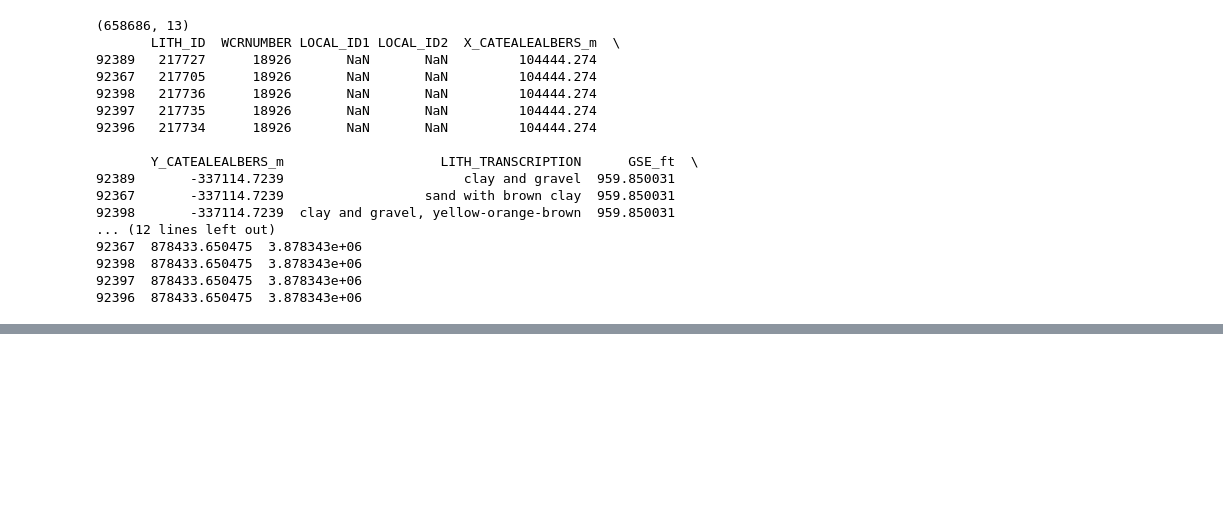
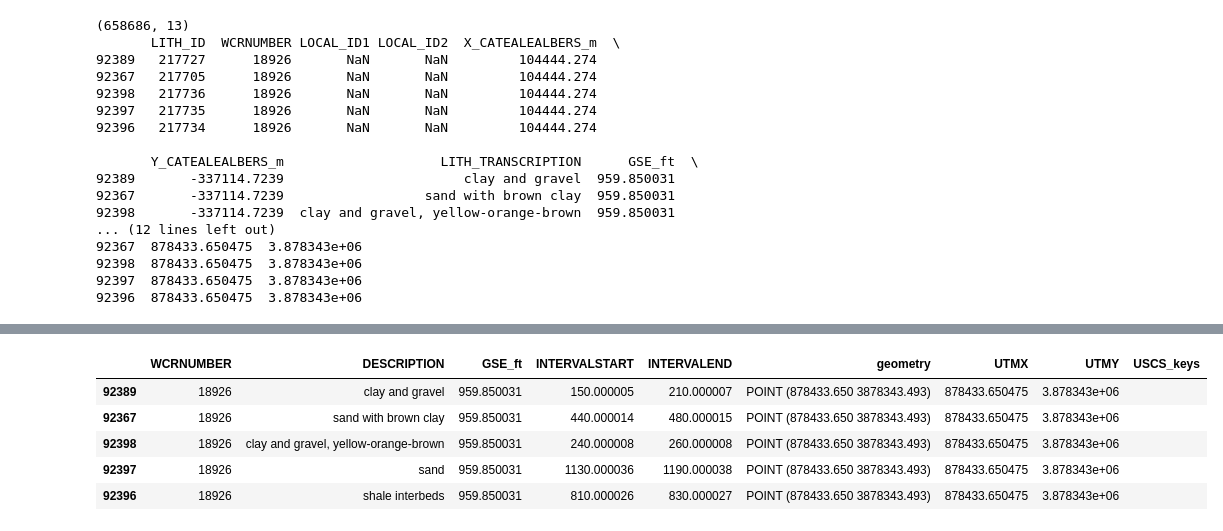
Before and after one commit to BehroozEtebari-DWR/Well_logs2Aquifer_Params, a Jupyter notebook: 6-Combine_supporting_Ramboll-WCRs.ipynb, the cells around one changed output, grey strips where cells are left out. Cells and saved outputs as stored; diff of their text form; code cells hidden in the pictures; blank space fills up the shorter version.

```diff
--- a/6-Combine_supporting_Ramboll-WCRs.ipynb
+++ b/6-Combine_supporting_Ramboll-WCRs.ipynb
@@ -198,7 +205,7 @@ Number of unique WCRNUMBER values: 16899
 import re
 # Define USCS codes and their associated keywords
 uscs_codes = [
-    'ML', 'GP', 'SP-SM', 'GC', 'CL', 'CH', 'MH', 'GP-GM', 'PT',
+    'ML', 'GP', 'SP-SM', 'GC', 'CL', 'CH', 'MH', 'GP-GM', 'PT','gw-gms','gms','smg',
     'GP-GC', 'GM', 'ml','OL','OL/OH' 'SP-SM', 'SC-SM', 'CH', 'SC','SW','SC', 'MH',
     'SM-SC', 'SM-ML', 'SM-GP', 'SP-GP', 'SW-GW', 'SC-GC', 'SC-ML', 'SP/GP/CL', 'CL/SP',
     'GW-GM', 'OH/CH', 'CL/CH', 'Cl', 'SW-SM', 'SW-SC', 'SP-SM', 'SP-SC', 'OL', 'GW-GC', 'GP-SP',
@@ -223,3 +334,27 @@ clipped_points.USCS_keys = d
+# %%
+# Function to apply conversions
+def apply_conversions(text, conversions):
+    if pd.isna(text):  # Handle NaN or None
+        return text
+    text = str(text)  # Ensure it's a string
+    # Loop through the conversion dictionary
+    for value, synonyms in conversions.items():
+        for synonym in synonyms:
+            # Replace synonyms with the correct value using word boundaries for whole-word replacement
+            text = re.sub(r'\b{}\b'.format(re.escape(synonym)), value, text, flags=re.IGNORECASE)
+    return text.lower()  # Convert the final result to lowercase
+
+# Apply conversions to the DESCRIPTION column
+clipped_points['DESCRIPTION'] = clipped_points['DESCRIPTION'].apply(lambda x: apply_conversions(x, conversions))
+
+clipped_points.head()
+# %% [output]
+|  | WCRNUMBER | DESCRIPTION | GSE_ft | INTERVALSTART | INTERVALEND | geometry | UTMX | UTMY | USCS_keys |
+| 92389 | 18926 | clay and gravel | 959.850031 | 150.000005 | 210.000007 | POINT (878433.650 3878343.493) | 878433.650475 | 3.878343e+06 |  |
+| 92367 | 18926 | sand with brown clay | 959.850031 | 440.000014 | 480.000015 | POINT (878433.650 3878343.493) | 878433.650475 | 3.878343e+06 |  |
+| 92398 | 18926 | clay and gravel, yellow-orange-brown | 959.850031 | 240.000008 | 260.000008 | POINT (878433.650 3878343.493) | 878433.650475 | 3.878343e+06 |  |
+| 92397 | 18926 | sand | 959.850031 | 1130.000036 | 1190.000038 | POINT (878433.650 3878343.493) | 878433.650475 | 3.878343e+06 |  |
+| 92396 | 18926 | shale interbeds | 959.850031 | 810.000026 | 830.000027 | POINT (878433.650 3878343.493) | 878433.650475 | 3.878343e+06 |  |
 # %%
 keywords_keep = {
     # Compound soil types
```
Also changed, not shown: parts of 5 cells of this notebook.
